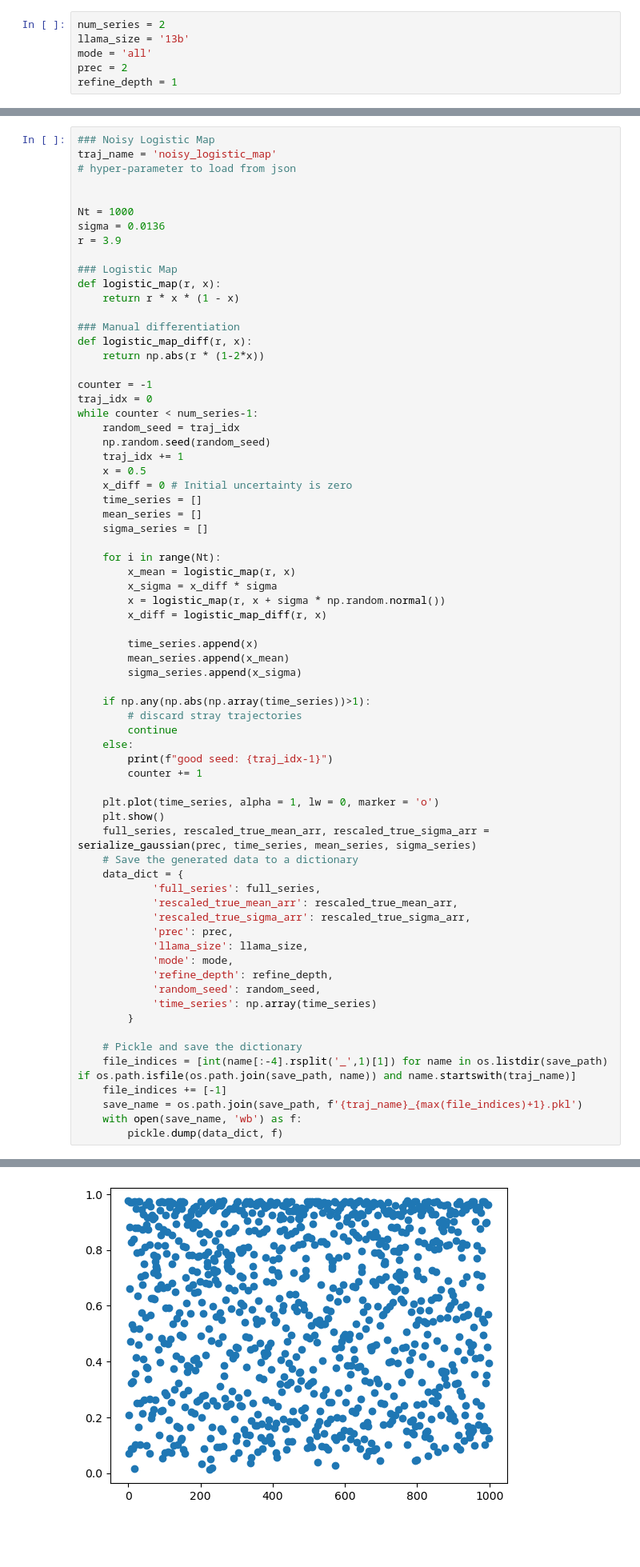
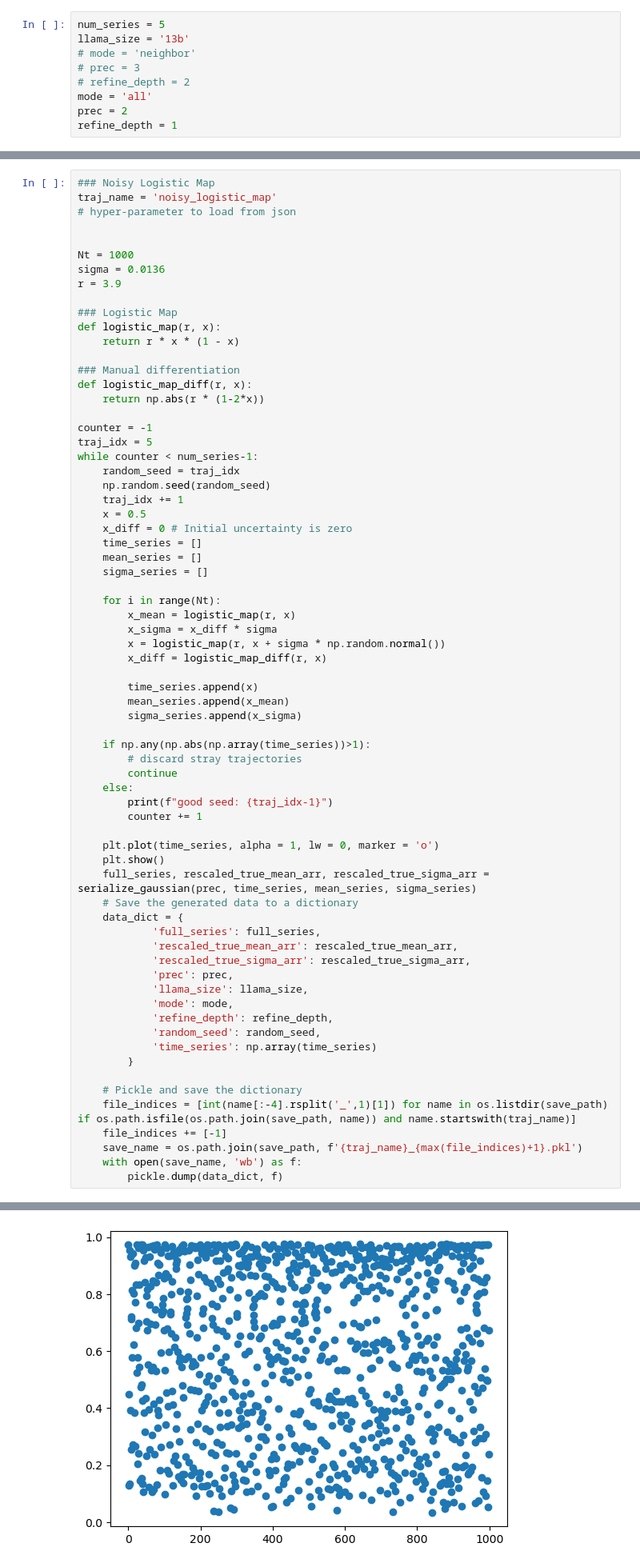
Before and after one commit to AntonioLiu97/llmICL, a Jupyter notebook: data/series_generator.ipynb, the cells around one changed output, grey strips where cells are left out. Shown at 80% size. Cells and saved outputs as stored; diff of their text form; blank space fills up the shorter version.

```diff
--- a/data/series_generator.ipynb
+++ b/data/series_generator.ipynb
@@ -51,8 +81,11 @@ def serialize_gaussian(prec, time_series, mean_series, sigma_series):
 # %% [markdown]
 ### Generate Series with Continuous Support
 # %%
-num_series = 2
+num_series = 5
 llama_size = '13b'
+# mode = 'neighbor'
+# prec = 3
+# refine_depth = 2
 mode = 'all'
 prec = 2
 refine_depth = 1
@@ -197,7 +240,7 @@ def logistic_map_diff(r, x):
     return np.abs(r * (1-2*x))
 
 counter = -1
-traj_idx = 0
+traj_idx = 5
 while counter < num_series-1:
     random_seed = traj_idx
     np.random.seed(random_seed)
@@ -254 +297 @@ good seed: 4
-[figure, old version]
+[figure, new version]
```
Also changed, not shown: parts of 8 cells of this notebook, 51 other files.
